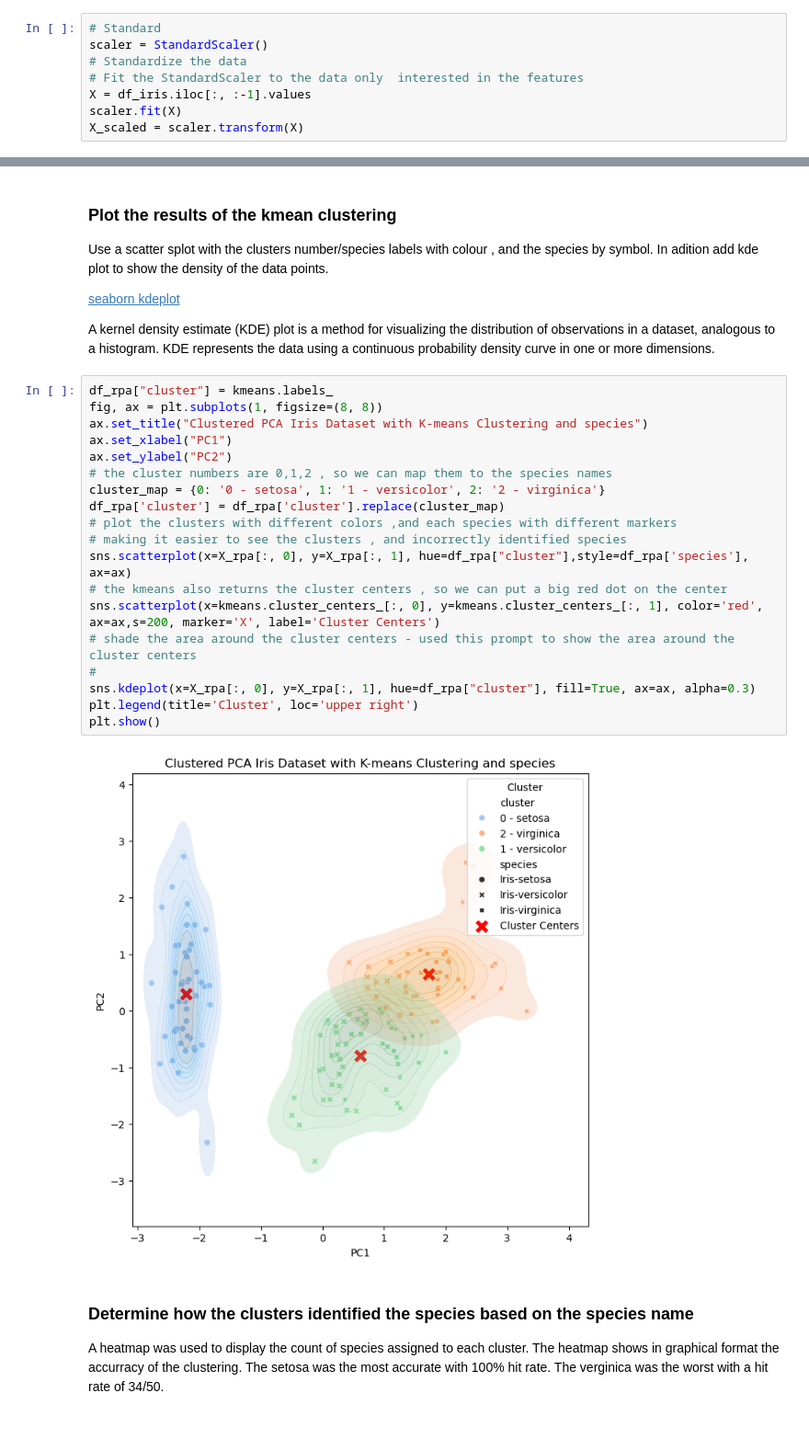
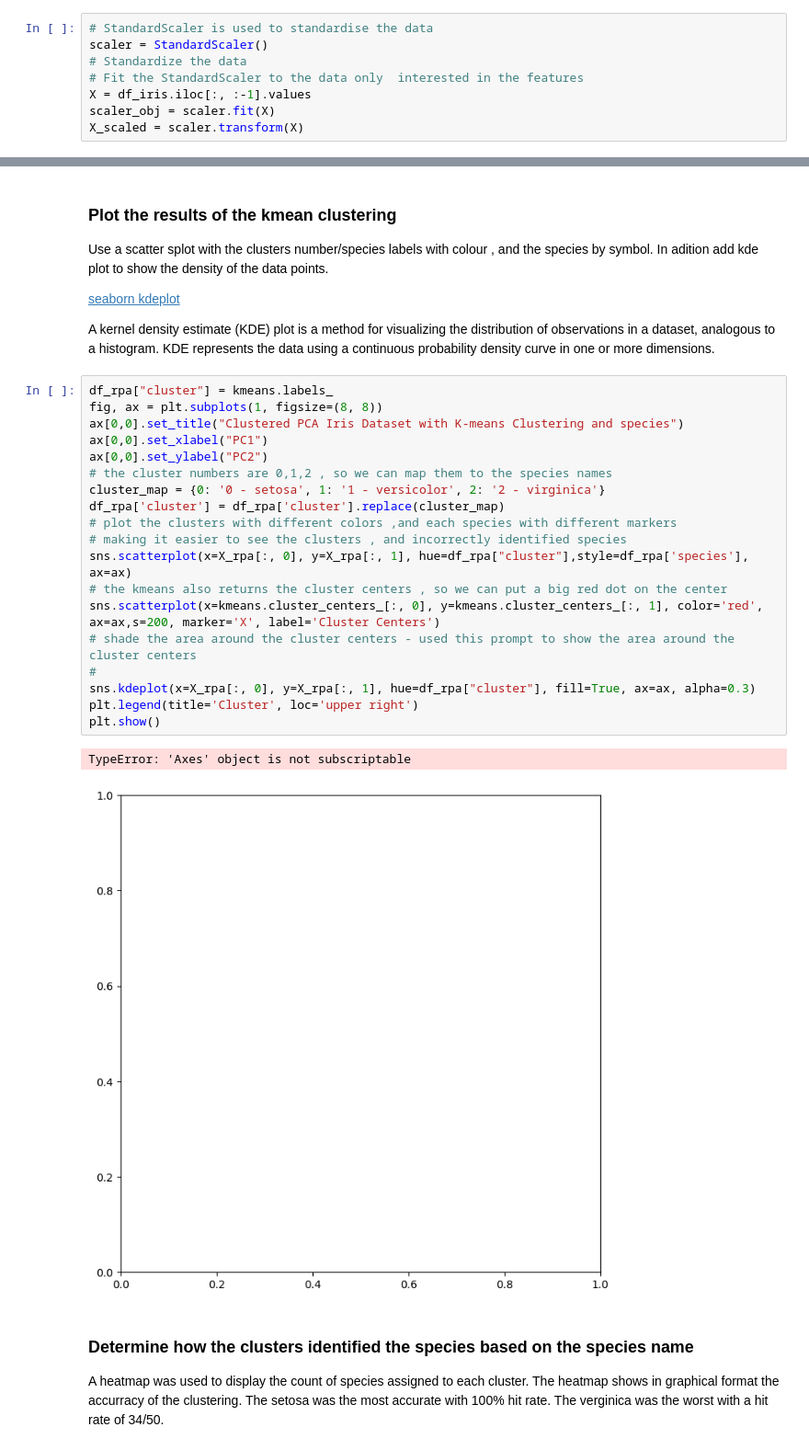
Before and after one commit to clydewatts1/pands-project, a Jupyter notebook: analysis_kmeans_cluster.ipynb, the cells around one changed output, grey strips where cells are left out. Shown at 92% size. Saved outputs shown, nothing was run; the diff lists cells and outputs as text.

```diff
--- a/analysis_kmeans_cluster.ipynb
+++ b/analysis_kmeans_cluster.ipynb
@@ -70,12 +70,12 @@ That means all features are the same scale. This prevents bias towards features
 
 Bring down to the standard scale ( mean = 0, std = 1)
 # %%
-# Standard
+# StandardScaler is used to standardise the data
 scaler = StandardScaler()
 # Standardize the data
 # Fit the StandardScaler to the data only  interested in the features
 X = df_iris.iloc[:, :-1].values
-scaler.fit(X)
+scaler_obj = scaler.fit(X)
 X_scaled = scaler.transform(X)
 # %% [markdown]
 ### Do a scatter plot and box plot of the scaled data
@@ -166,24 +168,25 @@ A kernel density estimate (KDE) plot is a method for visualizing the distributio
 # %%
 df_rpa["cluster"] = kmeans.labels_
 fig, ax = plt.subplots(1, figsize=(8, 8))
-ax.set_title("Clustered PCA Iris Dataset with K-means Clustering and species")
-ax.set_xlabel("PC1")
-ax.set_ylabel("PC2")
+ax[0,0].set_title("Clustered PCA Iris Dataset with K-means Clustering and species")
+ax[0,0].set_xlabel("PC1")
+ax[0,0].set_ylabel("PC2")
 # the cluster numbers are 0,1,2 , so we can map them to the species names
 cluster_map = {0: '0 - setosa', 1: '1 - versicolor', 2: '2 - virginica'}
 df_rpa['cluster'] = df_rpa['cluster'].replace(cluster_map)
 # plot the clusters with different colors ,and each species with different markers
 # making it easier to see the clusters , and incorrectly identified species
 sns.scatterplot(x=X_rpa[:, 0], y=X_rpa[:, 1], hue=df_rpa["cluster"],style=df_rpa['species'], ax=ax)
 # the kmeans also returns the cluster centers , so we can put a big red dot on the center
 sns.scatterplot(x=kmeans.cluster_centers_[:, 0], y=kmeans.cluster_centers_[:, 1], color='red', ax=ax,s=200, marker='X', label='Cluster Centers')
 # shade the area around the cluster centers - used this prompt to show the area around the cluster centers
 #
 sns.kdeplot(x=X_rpa[:, 0], y=X_rpa[:, 1], hue=df_rpa["cluster"], fill=True, ax=ax, alpha=0.3)
 plt.legend(title='Cluster', loc='upper right')
 plt.show()
 # %% [output]
+TypeError: 'Axes' object is not subscriptable
-[figure, old version]
+[figure, new version]
 # %% [markdown]
 ### Determine how the clusters identified the species based on the species name
 
```
Also changed, not shown: parts of 10 cells of this notebook, 4 other files.
